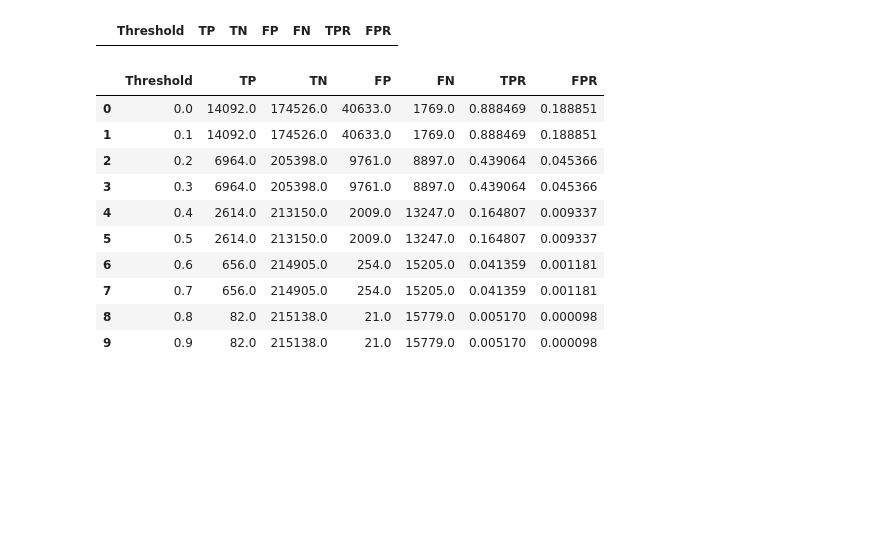
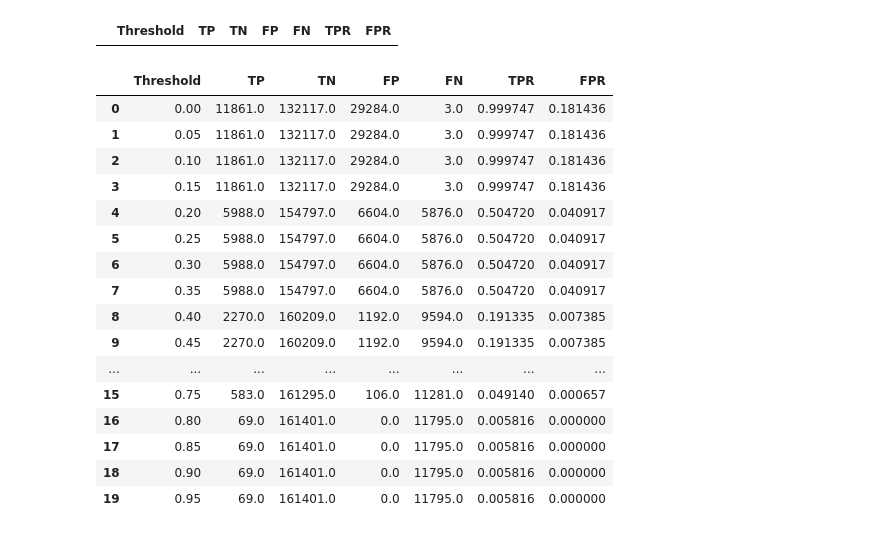
Before and after one commit to yash12888/heart_disease_model, a Jupyter notebook: heart_proj_final.ipynb, the cells around one changed output. Drawn from its saved outputs; the diff is of its cells as text; code cells hidden in the pictures; blank space fills up the shorter version.

```diff
--- a/heart_proj_final.ipynb
+++ b/heart_proj_final.ipynb
@@ -566,6 +556,6 @@ array([[0.6, 0.4],
 # %%
 # creating a new column in the dataframe and adding the values of p(y=1) in the columns for each row
 
-df['prob'] = clf.predict_proba(X)[:,1]
-df.head()
+X_train['prob'] = clf.predict_proba(X_train)[:,1]
+X_train.head()
 # %% [output]
@@ -592,36 +578,42 @@ from sklearn.metrics import classification_report, confusion_matrix, roc_auc_sco
 # %%
 # run a for loop which iterates through different thresholds starting from 0 upto 1 with steps of 0.1
 
-for threshold in np.arange(0.0,1.1,0.1):
-    y_pred=(df['prob']>threshold).astype(int)
-    cm=confusion_matrix(y,y_pred)
+for threshold in np.arange(0.0,1.1,0.05):
+    y_pred=(X_train['prob']>threshold).astype(int)
+    cm=confusion_matrix(y_train,y_pred)
 
     TP=cm[1,1]
     TN=cm[0,0]
     FP=cm[0,1]
     FN=cm[1,0]
     TPR=TP/(TP+FN)
     FPR=FP/(FP+TN)
 
     df_roc.loc[len(df_roc)]=pd.Series({
         'Threshold':threshold, 'TP':TP, 'TN':TN,
         'FP':FP, 'FN':FN,
         'TPR':TPR, 'FPR':FPR
     })
 
-df_roc.head(10)
+df_roc.head(20)
 # %% [output]
 |  | Threshold | TP | TN | FP | FN | TPR | FPR |
-| 0 | 0.0 | 14092.0 | 174526.0 | 40633.0 | 1769.0 | 0.888469 | 0.188851 |
-| 1 | 0.1 | 14092.0 | 174526.0 | 40633.0 | 1769.0 | 0.888469 | 0.188851 |
-| 2 | 0.2 | 6964.0 | 205398.0 | 9761.0 | 8897.0 | 0.439064 | 0.045366 |
-| 3 | 0.3 | 6964.0 | 205398.0 | 9761.0 | 8897.0 | 0.439064 | 0.045366 |
-| 4 | 0.4 | 2614.0 | 213150.0 | 2009.0 | 13247.0 | 0.164807 | 0.009337 |
-| 5 | 0.5 | 2614.0 | 213150.0 | 2009.0 | 13247.0 | 0.164807 | 0.009337 |
-| 6 | 0.6 | 656.0 | 214905.0 | 254.0 | 15205.0 | 0.041359 | 0.001181 |
-| 7 | 0.7 | 656.0 | 214905.0 | 254.0 | 15205.0 | 0.041359 | 0.001181 |
-| 8 | 0.8 | 82.0 | 215138.0 | 21.0 | 15779.0 | 0.005170 | 0.000098 |
-| 9 | 0.9 | 82.0 | 215138.0 | 21.0 | 15779.0 | 0.005170 | 0.000098 |
+| 0 | 0.00 | 11861.0 | 132117.0 | 29284.0 | 3.0 | 0.999747 | 0.181436 |
+| 1 | 0.05 | 11861.0 | 132117.0 | 29284.0 | 3.0 | 0.999747 | 0.181436 |
+| 2 | 0.10 | 11861.0 | 132117.0 | 29284.0 | 3.0 | 0.999747 | 0.181436 |
+| 3 | 0.15 | 11861.0 | 132117.0 | 29284.0 | 3.0 | 0.999747 | 0.181436 |
+| 4 | 0.20 | 5988.0 | 154797.0 | 6604.0 | 5876.0 | 0.504720 | 0.040917 |
+| 5 | 0.25 | 5988.0 | 154797.0 | 6604.0 | 5876.0 | 0.504720 | 0.040917 |
+| 6 | 0.30 | 5988.0 | 154797.0 | 6604.0 | 5876.0 | 0.504720 | 0.040917 |
+| 7 | 0.35 | 5988.0 | 154797.0 | 6604.0 | 5876.0 | 0.504720 | 0.040917 |
+| 8 | 0.40 | 2270.0 | 160209.0 | 1192.0 | 9594.0 | 0.191335 | 0.007385 |
+| 9 | 0.45 | 2270.0 | 160209.0 | 1192.0 | 9594.0 | 0.191335 | 0.007385 |
+| ... | ... | ... | ... | ... | ... | ... | ... |
+| 15 | 0.75 | 583.0 | 161295.0 | 106.0 | 11281.0 | 0.049140 | 0.000657 |
+| 16 | 0.80 | 69.0 | 161401.0 | 0.0 | 11795.0 | 0.005816 | 0.000000 |
+| 17 | 0.85 | 69.0 | 161401.0 | 0.0 | 11795.0 | 0.005816 | 0.000000 |
+| 18 | 0.90 | 69.0 | 161401.0 | 0.0 | 11795.0 | 0.005816 | 0.000000 |
+| 19 | 0.95 | 69.0 | 161401.0 | 0.0 | 11795.0 | 0.005816 | 0.000000 |
 # %%
 # calculate auc for plotting the roc curve
 
```
Also changed, not shown: parts of 45 cells of this notebook.
